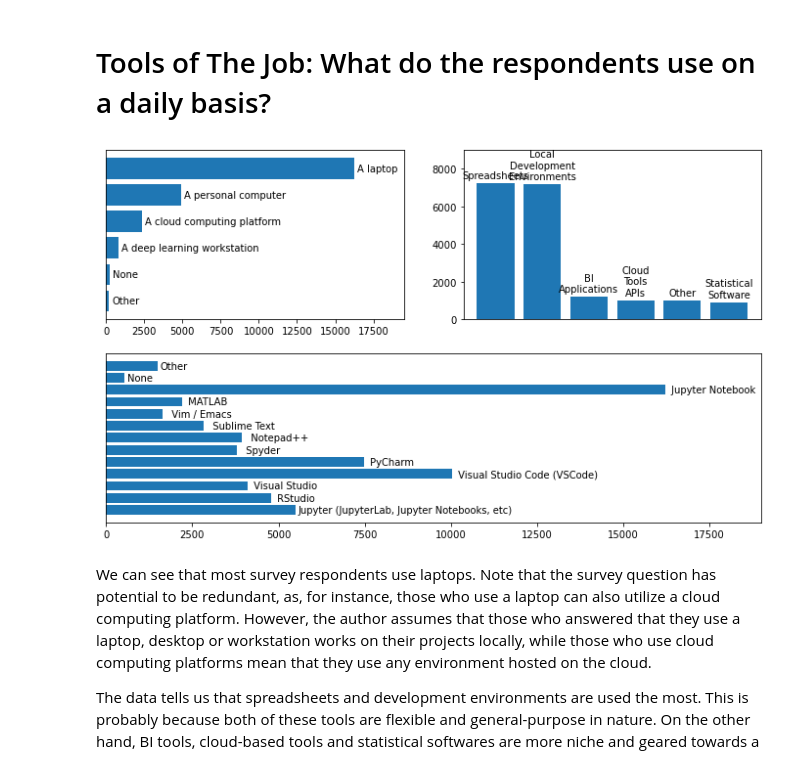
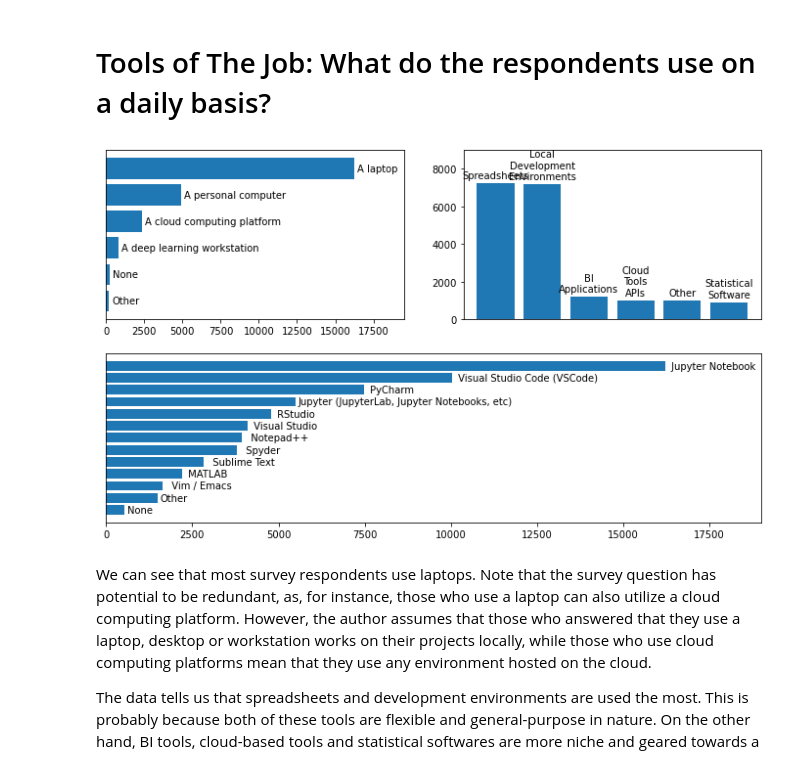
Before and after one commit to sknrendra/2021-Kaggle-Survey-Analytics, a Jupyter notebook: kaggle-2021-survey-data-analysis.ipynb, the cells around one changed output. Saved outputs shown, nothing was run; the diff lists cells and outputs as text; code cells hidden in the pictures.

```diff
--- a/kaggle-2021-survey-data-analysis.ipynb
+++ b/kaggle-2021-survey-data-analysis.ipynb
@@ -159,38 +169,38 @@ From the visualizations that we have created, it is revealed that most kaggle re
 # %% [markdown]
 # Tools of The Job: What do the respondents use on a daily basis?
 # %%
-ide = count_ma(df.loc[:,'Q9_Part_1':'Q9_OTHER'])
+ide = count_val(df.loc[:,'Q9_Part_1':'Q9_OTHER'])
 
 tools = df['Q11'].value_counts().sort_values().reset_index()
 tools['index'] = tools['index'].str.replace(r' \(.+\)| /.+', '', regex=True)
 
 analysis_tools = df['Q41'].value_counts().reset_index()
 analysis_tools['shorthand'] = analysis_tools['index'].replace({'Basic statistical software (Microsoft Excel, Google Sheets, etc.)':'Spreadsheets',
                                  'Local development environments (RStudio, JupyterLab, etc.)': 'Local\nDevelopment\nEnvironments',
                                  'Business intelligence software (Salesforce, Tableau, Spotfire, etc.)': 'BI\nApplications',
                                  'Cloud-based data software & APIs (AWS, GCP, Azure, etc.)': 'Cloud\nTools\nAPIs',
                                  'Advanced statistical software (SPSS, SAS, etc.)': 'Statistical\nSoftware'})
 
 f, ax = plt.subplot_mosaic([[0,1],[2,2]], figsize=(12,7))
 
 rect_tools = ax[0].barh(tools['index'], tools['Q11'])
 ax[0].bar_label(rect_tools, labels=tools['index'], padding=3)
 ax[0].tick_params(left=False, labelleft=False)
 ax[0].set_xlim(0,19500)
 
 rect_eda = ax[1].bar(analysis_tools.index, analysis_tools['Q41'])
 ax[1].bar_label(rect_eda, labels=analysis_tools['shorthand'], padding=3)
 ax[1].set_ylim(0,9000)
 ax[1].tick_params(bottom=False, labelbottom=False)
 
 rect_ide = ax[2].barh(ide.index, ide.values)
 ax[2].bar_label(rect_ide, labels=ide.index, padding=3)
 ax[2].set_xlim(0,19000)
 ax[2].tick_params(left=False, labelleft=False)
 
 plt.show()
 # %% [output]
-[figure, old version]
+[figure, new version]
 # %% [markdown]
 We can see that most survey respondents use laptops. Note that the survey question has potential to be redundant, as, for instance, those who use a laptop can also utilize a cloud computing platform. However, the author assumes that those who answered that they use a laptop, desktop or workstation works on their projects locally, while those who use cloud computing platforms mean that they use any environment hosted on the cloud.
 
```
Also changed, not shown: parts of 10 cells of this notebook.
